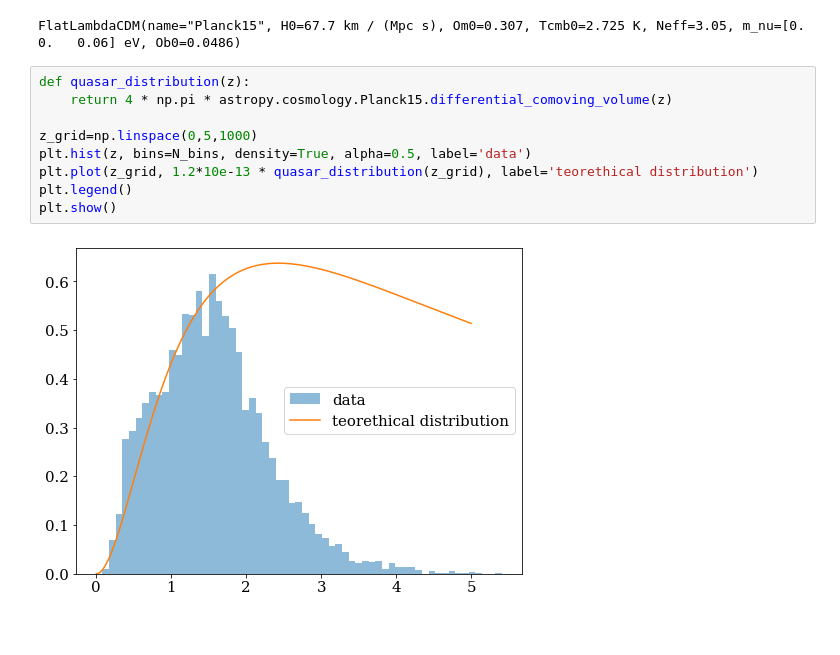
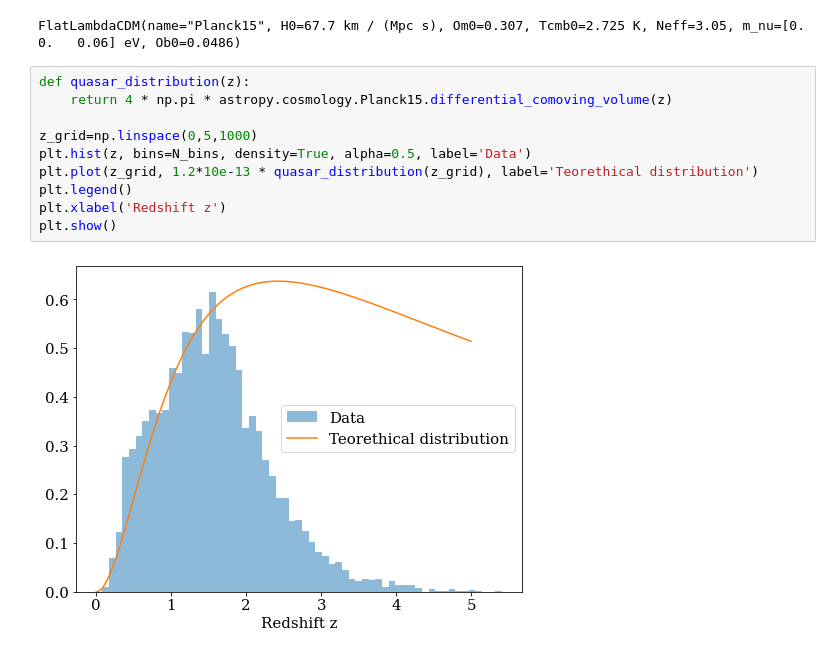
Before and after one commit to Alexpedro130/astrostatistics_bicocca_2023, a Jupyter notebook: working/cloning_quasar.ipynb, the cells around one changed output. Saved outputs shown, nothing was run; the diff lists cells and outputs as text.

```diff
--- a/working/cloning_quasar.ipynb
+++ b/working/cloning_quasar.ipynb
@@ -120,11 +124,12 @@ FlatLambdaCDM(name="Planck15", H0=67.7 km / (Mpc s), Om0=0.307, Tcmb0=2.725 K, N
 # %%
 def quasar_distribution(z):
     return 4 * np.pi * astropy.cosmology.Planck15.differential_comoving_volume(z)
 
 z_grid=np.linspace(0,5,1000)
-plt.hist(z, bins=N_bins, density=True, alpha=0.5, label='data')
-plt.plot(z_grid, 1.2*10e-13 * quasar_distribution(z_grid), label='teorethical distribution')
+plt.hist(z, bins=N_bins, density=True, alpha=0.5, label='Data')
+plt.plot(z_grid, 1.2*10e-13 * quasar_distribution(z_grid), label='Teorethical distribution')
 plt.legend()
+plt.xlabel('Redshift z')
 plt.show()
 # %% [output]
-[figure, old version]
+[figure, new version]
```
Also changed, not shown: parts of 5 cells of this notebook.
